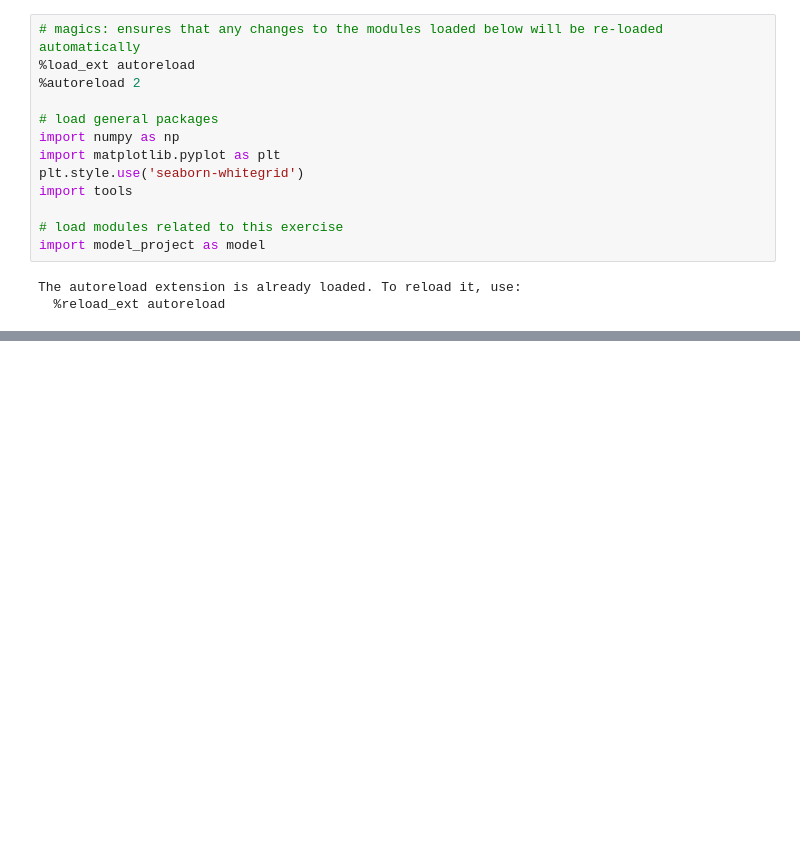
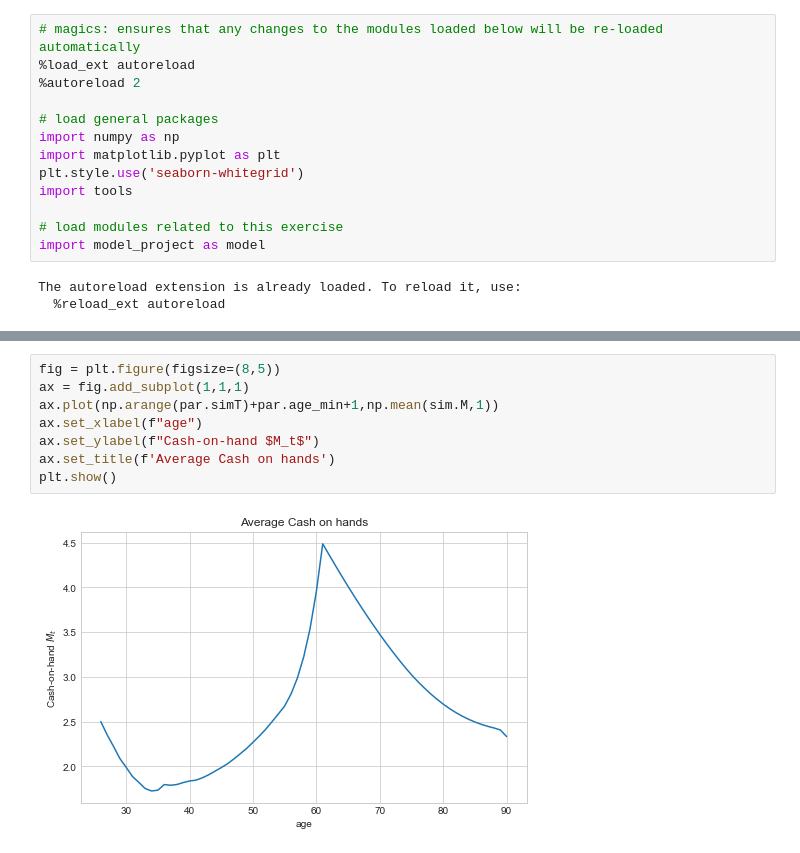
Before and after one commit to emilblicher/DP2021, a Jupyter notebook: Model w VFI/Sims.ipynb, the cells around one changed output, grey strips where cells are left out. Cells and saved outputs as stored; diff of their text form; blank space fills up the shorter version.

```diff
--- a/Model w VFI/Sims.ipynb
+++ b/Model w VFI/Sims.ipynb
@@ -113,0 +59,10 @@ figure_sim(sim.C1,sim.C2,par)
+# %%
+fig = plt.figure(figsize=(8,5))
+ax = fig.add_subplot(1,1,1)
+ax.plot(np.arange(par.simT)+par.age_min+1,np.mean(sim.M,1))
+ax.set_xlabel(f"age")
+ax.set_ylabel(f"Cash-on-hand $M_t$")
+ax.set_title(f'Average Cash on hands')
+plt.show()
+# %% [output]
+[figure, added]
```
Also changed, not shown: parts of 15 cells of this notebook, 2 other files.
